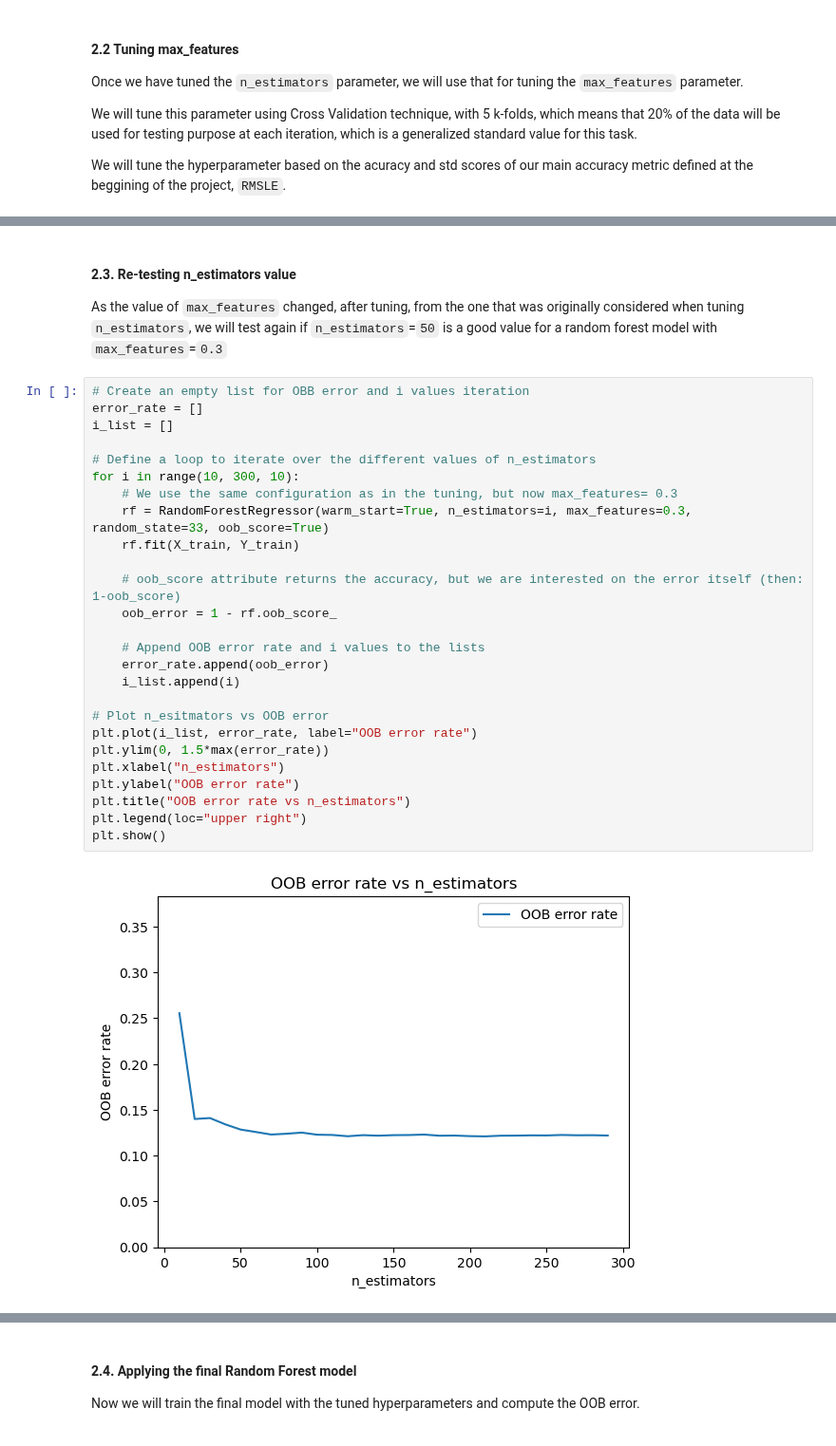
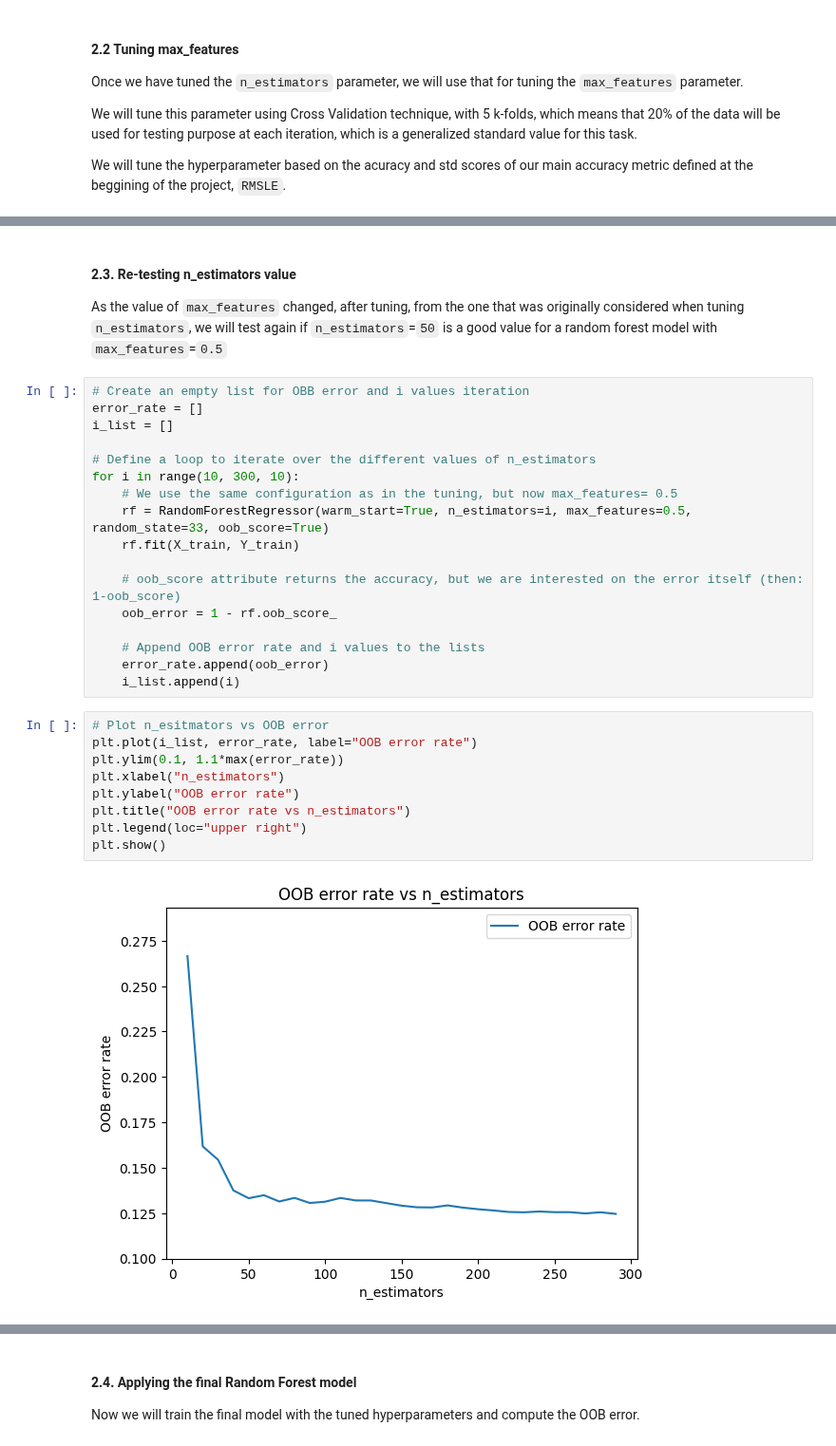
Before and after one commit to rajesvariparasa/ml-processing-pipeline-for-predicting-houseprices, a Jupyter notebook: Milestone-3-RandomForests.ipynb, the cells around one changed output, grey strips where cells are left out. Shown at 95% size. Drawn from its saved outputs; the diff is of its cells as text.

```diff
--- a/Milestone-3-RandomForests.ipynb
+++ b/Milestone-3-RandomForests.ipynb
@@ -165,6 +165,6 @@ According to the results obtained with CrossValidation, we will tune the max_fea
 # %% [markdown]
 #### 2.3. Re-testing n_estimators value
-As the value of `max_features` changed, after tuning, from the one that was originally considered when tuning `n_estimators`, we will test again if `n_estimators`=`50` is a good value for a random forest model with `max_features`=`0.3`
+As the value of `max_features` changed, after tuning, from the one that was originally considered when tuning `n_estimators`, we will test again if `n_estimators`=`50` is a good value for a random forest model with `max_features`=`0.5`
 # %%
 # Create an empty list for OBB error and i values iteration
 error_rate = []
@@ -172,8 +172,8 @@ i_list = []
 
 # Define a loop to iterate over the different values of n_estimators
 for i in range(10, 300, 10):
-    # We use the same configuration as in the tuning, but now max_features= 0.3
-    rf = RandomForestRegressor(warm_start=True, n_estimators=i, max_features=0.3, random_state=33, oob_score=True)
+    # We use the same configuration as in the tuning, but now max_features= 0.5
+    rf = RandomForestRegressor(warm_start=True, n_estimators=i, max_features=0.5, random_state=33, oob_score=True)
     rf.fit(X_train, Y_train)
 
     # oob_score attribute returns the accuracy, but we are interested on the error itself (then: 1-oob_score)
@@ -182,15 +182,15 @@ for i in range(10, 300, 10):
     # Append OOB error rate and i values to the lists
     error_rate.append(oob_error)
     i_list.append(i)
-
-# Plot n_esitmators vs OOB error
-plt.plot(i_list, error_rate, label="OOB error rate")
-plt.ylim(0, 1.5*max(error_rate))
-plt.xlabel("n_estimators")
-plt.ylabel("OOB error rate")
-plt.title("OOB error rate vs n_estimators")
-plt.legend(loc="upper right")
-plt.show()
-# %% [output]
-[figure, removed]
+# %%
+# Plot n_esitmators vs OOB error
+plt.plot(i_list, error_rate, label="OOB error rate")
+plt.ylim(0.1, 1.1*max(error_rate))
+plt.xlabel("n_estimators")
+plt.ylabel("OOB error rate")
+plt.title("OOB error rate vs n_estimators")
+plt.legend(loc="upper right")
+plt.show()
+# %% [output]
+[figure, added]
 # %% [markdown]
```
Also changed, not shown: parts of 14 cells of this notebook.
